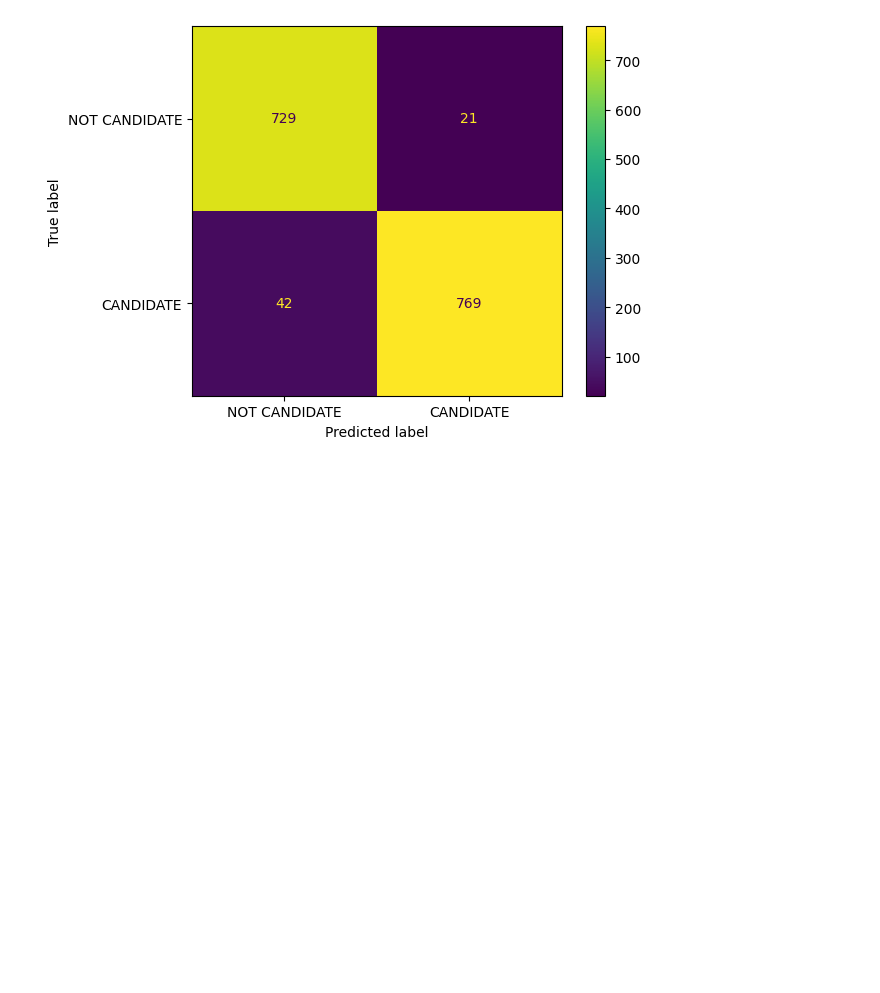
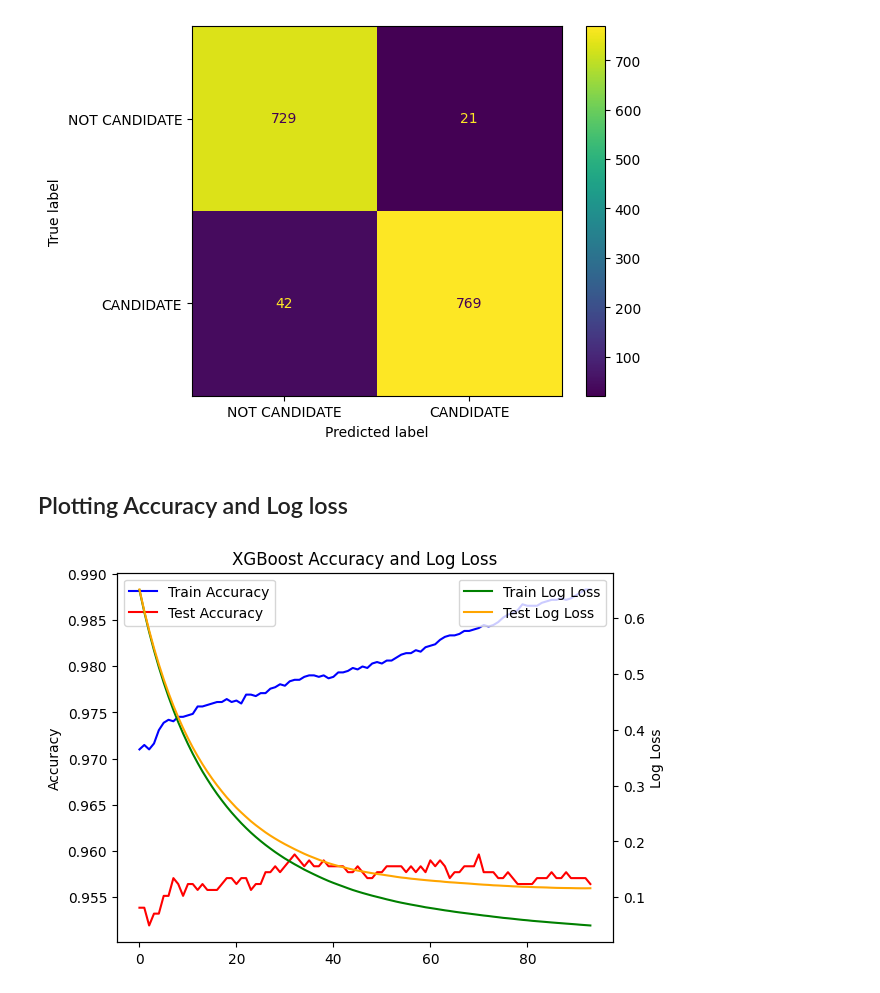
Before and after one commit to Shashanksai6/255_finalproject, a Jupyter notebook: CMPE_255_Exoplanets_Classification_ipynb.ipynb, the cells around one changed output. Drawn from its saved outputs; the diff is of its cells as text; code cells hidden in the pictures; blank space fills up the shorter version.

Commit message:
plot graph and finalize

```diff
--- a/CMPE_255_Exoplanets_Classification_ipynb.ipynb
+++ b/CMPE_255_Exoplanets_Classification_ipynb.ipynb
@@ -372,3 +374,39 @@ disp.plot()
 plt.show()
 # %% [output]
 [figure]
+# %% [markdown]
+## Plotting Accuracy and Log loss
+# %%
+model = xgb.XGBClassifier(n_estimators=1000, learning_rate=0.05, early_stopping_rounds=1)
+eval_set = [(X_train, y_train), (X_test, y_test)]
+model.fit(X_train, y_train, eval_metric=["error", "logloss"], eval_set=eval_set, verbose=False)
+
+# Plot accuracy and loss over training iterations
+results = model.evals_result()
+epochs = len(results['validation_0']['error'])
+x_axis = range(0, epochs)
+
+# Convert error to accuracy
+train_acc = [1 - err for err in results['validation_0']['error']]
+test_acc = [1 - err for err in results['validation_1']['error']]
+
+# Plot accuracy and loss
+fig, ax1 = plt.subplots()
+ax1.plot(x_axis, train_acc, label='Train Accuracy', color='blue')
+ax1.plot(x_axis, test_acc, label='Test Accuracy', color='red')
+ax1.set_ylabel('Accuracy')
+ax1.legend(loc='upper left')
+
+ax2 = ax1.twinx()
+train_loss = results['validation_0']['logloss']
+test_loss = results['validation_1']['logloss']
+ax2.plot(x_axis, train_loss, label='Train Log Loss', color='green')
+ax2.plot(x_axis, test_loss, label='Test Log Loss', color='orange')
+ax2.set_ylabel('Log Loss')
+ax2.set_xlabel('Epochs')
+ax2.legend(loc='upper right')
+
+plt.title('XGBoost Accuracy and Log Loss')
+plt.show()
+# %% [output]
+[figure, added]
```
Also changed, not shown: parts of 8 cells of this notebook.
